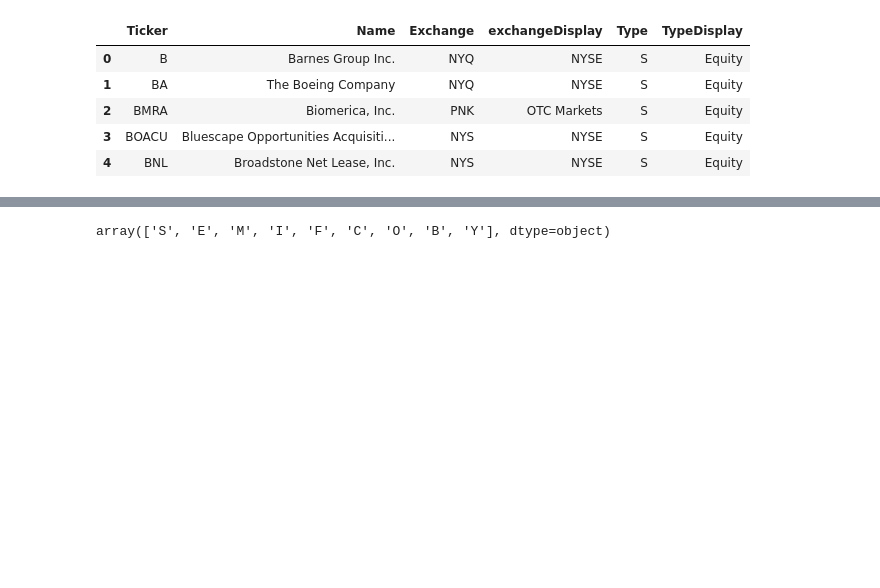
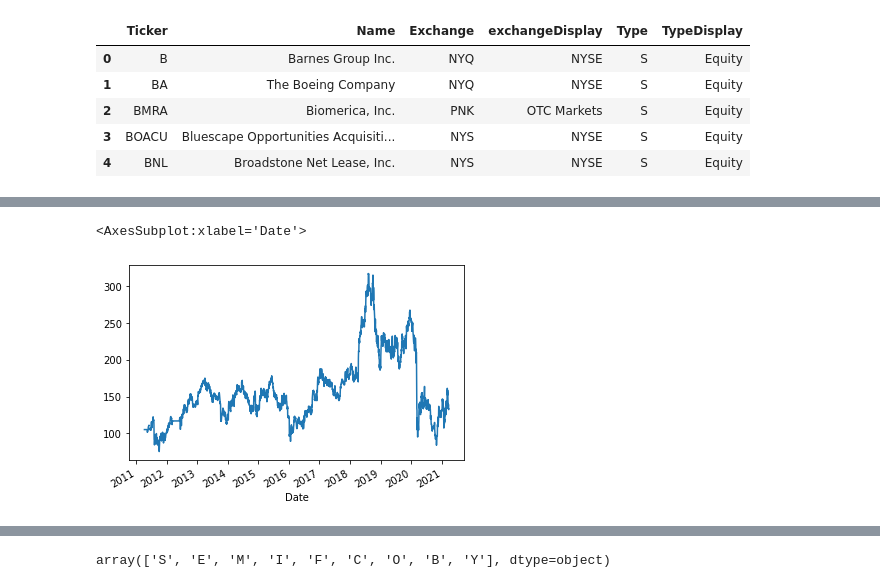
Before and after one commit to arnaujc91/reddit_twitter, a Jupyter notebook: yfinance_API.ipynb, the cells around one changed output, grey strips where cells are left out. Cells and saved outputs as stored; diff of their text form; code cells hidden in the pictures; blank space fills up the shorter version.

```diff
--- a/yfinance_API.ipynb
+++ b/yfinance_API.ipynb
@@ -34,0 +55,5 @@ def random_ticker():
+# %%
+selected_tickers[0].history(period="10y").Open.plot()
+# %% [output]
+<AxesSubplot:xlabel='Date'>
+[figure, added]
```
Also changed, not shown: parts of 12 cells of this notebook, 2 other files.
